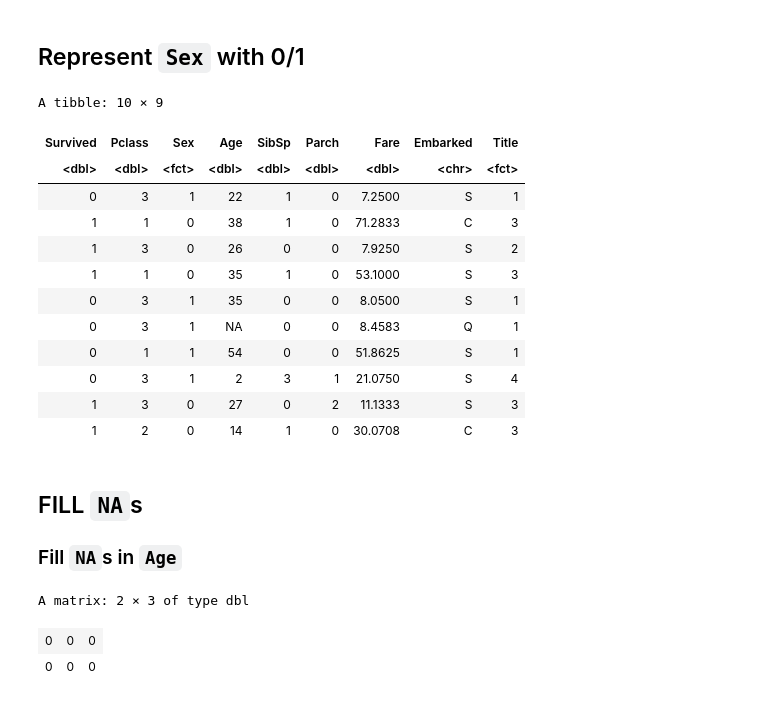
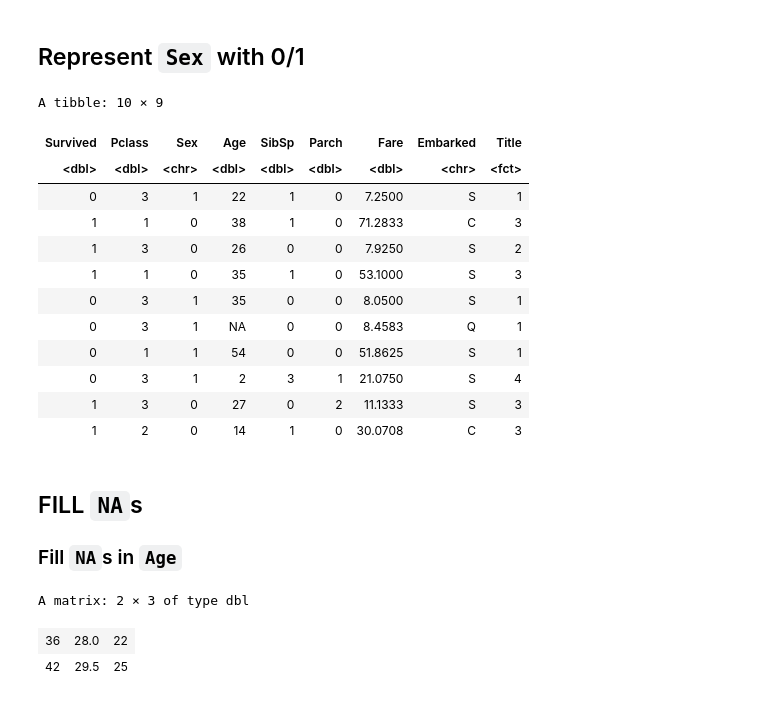
Before and after one commit to gli81/kaggle, a Jupyter notebook: Titanic-Machine-Learning-from-Disaster/titanicR.ipynb, the cells around one changed output. Drawn from its saved outputs; the diff is of its cells as text; code cells hidden in the pictures.

```diff
--- a/Titanic-Machine-Learning-from-Disaster/titanicR.ipynb
+++ b/Titanic-Machine-Learning-from-Disaster/titanicR.ipynb
@@ -396,14 +396,15 @@ for (i in seq_along(combined)) {
     combined[[i]] <- combined[[i]] %>%
         mutate(Sex = recode(Sex, female='0', male='1'))
 #         combined[[i]]$Sex[is.na(combined[[i]]$Sex)]  <-  0
-        combined[[i]]$Sex <- as.factor(combined[[i]]$Sex)
+#         combined[[i]]$Sex <- as.factor(combined[[i]]$Sex)
 }
-
-head(combined[[1]], n=10)
+train_data <- combined[[1]]
+test_data <- combined[[2]]
+head(train_data, n=10)
 # %% [output]
 A tibble: 10 × 9
 | Survived | Pclass | Sex | Age | SibSp | Parch | Fare | Embarked | Title |
-| <dbl> | <dbl> | <fct> | <dbl> | <dbl> | <dbl> | <dbl> | <chr> | <fct> |
+| <dbl> | <dbl> | <chr> | <dbl> | <dbl> | <dbl> | <dbl> | <chr> | <fct> |
 | 0 | 3 | 1 | 22 | 1 | 0 | 7.2500 | S | 1 |
 | 1 | 1 | 0 | 38 | 1 | 0 | 71.2833 | C | 3 |
 | 1 | 3 | 0 | 26 | 0 | 0 | 7.9250 | S | 2 |
@@ -419,9 +420,22 @@ A tibble: 10 × 9
 ### Fill `NA`s in `Age`
 # %%
 guess_ages <- array(data=0, dim=c(2, 3))
-
+for (i in 1:2) {
+    for (j in 1:3) {
+        a <- train_data %>%
+            filter(Sex == as.character(i-1), Pclass == j)
+        b <- test_data %>%
+            filter(Sex == as.character(i-1), Pclass == j)
+        guess_ages[i, j] <- median(c(a$Age, b$Age), na.rm=TRUE)
+#     print(guess_ages[i,j] + i + j)
+    }
+}
 guess_ages
+# median(c(train_data$Age, test_data$Age), na.rm=TRUE)
+# a <- train_data %>%
+#     filter(Sex=='0', Pclass==1)
+# a
 # %% [output]
 A matrix: 2 × 3 of type dbl
-| 0 | 0 | 0 |
-| 0 | 0 | 0 |
+| 36 | 28.0 | 22 |
+| 42 | 29.5 | 25 |
```
Also changed, not shown: parts of 10 cells of this notebook, 1 other file.
